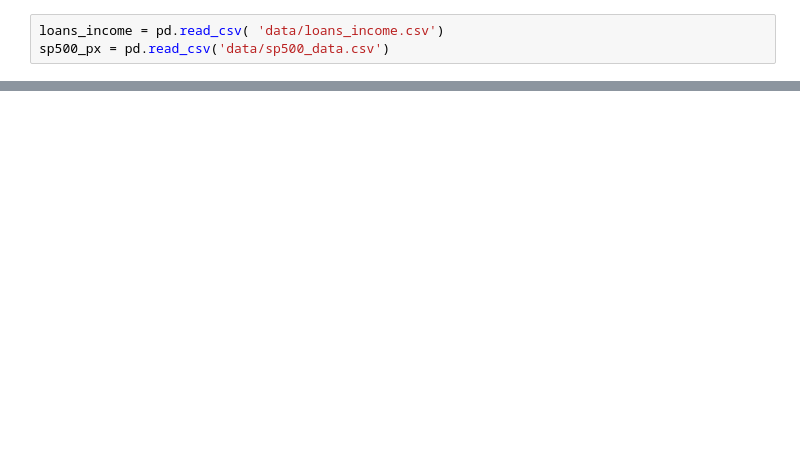
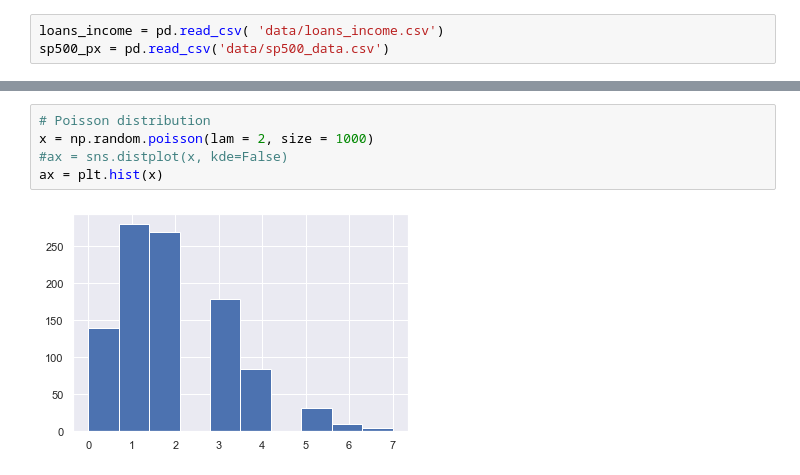
Before and after one commit to AdolfoCastilloC/StatisticsForDS, a Jupyter notebook: Chapter2_Python.ipynb, the cells around one changed output, grey strips where cells are left out. Saved outputs shown, nothing was run; the diff lists cells and outputs as text; blank space fills up the shorter version.

```diff
--- a/Chapter2_Python.ipynb
+++ b/Chapter2_Python.ipynb
@@ -22,0 +78,7 @@ plt.show()
+# %%
+# Poisson distribution
+x = np.random.poisson(lam = 2, size = 1000)
+#ax = sns.distplot(x, kde=False)
+ax = plt.hist(x)
+# %% [output]
+[figure, added]
```
Also changed, not shown: parts of 10 cells of this notebook, 1 other file.
